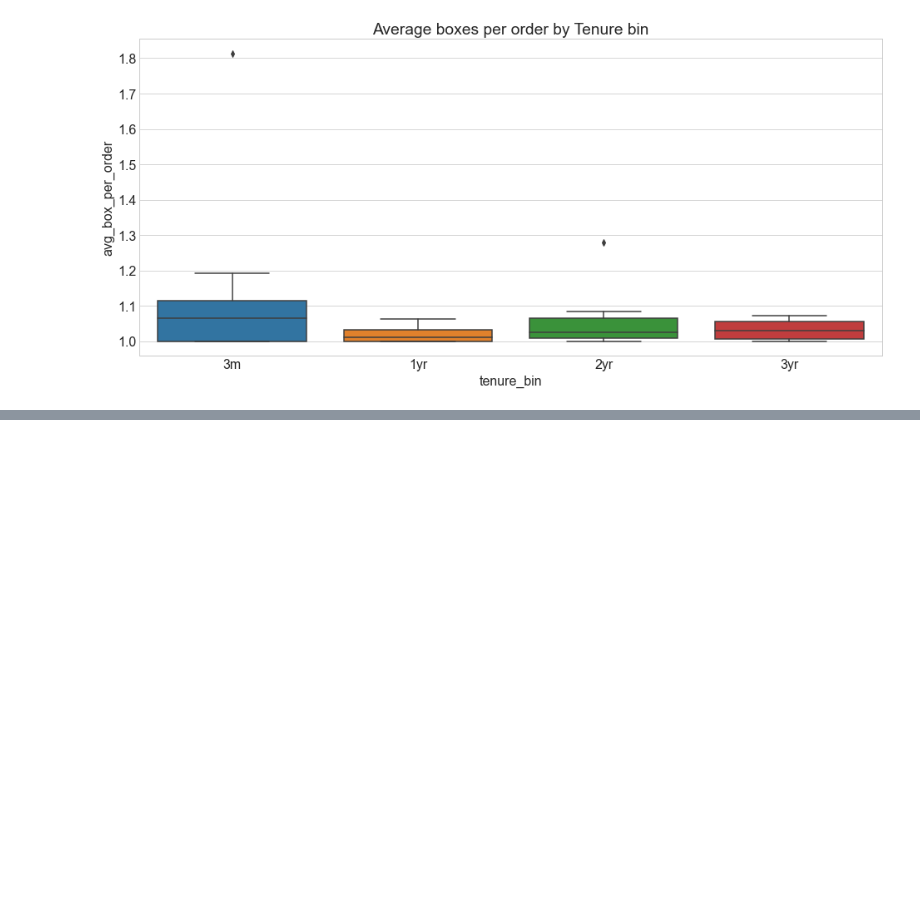
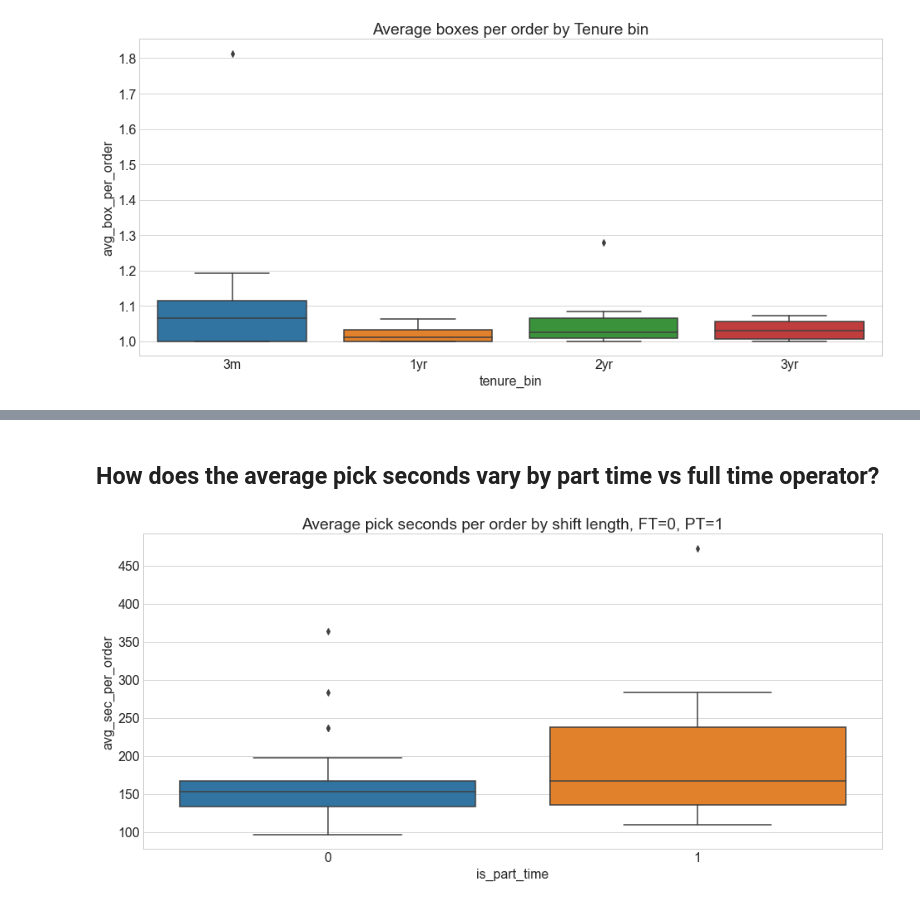
Before and after one commit to RyvynYoung/Supply_Chain, a Jupyter notebook: mvp.ipynb, the cells around one changed output, grey strips where cells are left out. Drawn from its saved outputs; the diff is of its cells as text; code cells hidden in the pictures; blank space fills up the shorter version.

```diff
--- a/mvp.ipynb
+++ b/mvp.ipynb
@@ -1229,0 +967,4 @@ operdf2
+# %%
+# create is_PartTime feature
+operdf2['is_part_time'] = np.where(operdf2.shift_length <= 6, 1, 0)
+operdf2.head()
@@ -1229,0 +979,9 @@ operdf2
+# %% [markdown]
+## How does the average pick seconds vary by part time vs full time operator?
+# %%
+plt.figure(figsize=(16,7))
+sns.boxplot(data=operdf2, y='avg_sec_per_order', x='is_part_time')
+plt.title('Average pick seconds per order by shift length, FT=0, PT=1')
+plt.show()
+# %% [output]
+[figure, added]
```
Also changed, not shown: parts of 63 cells of this notebook.
